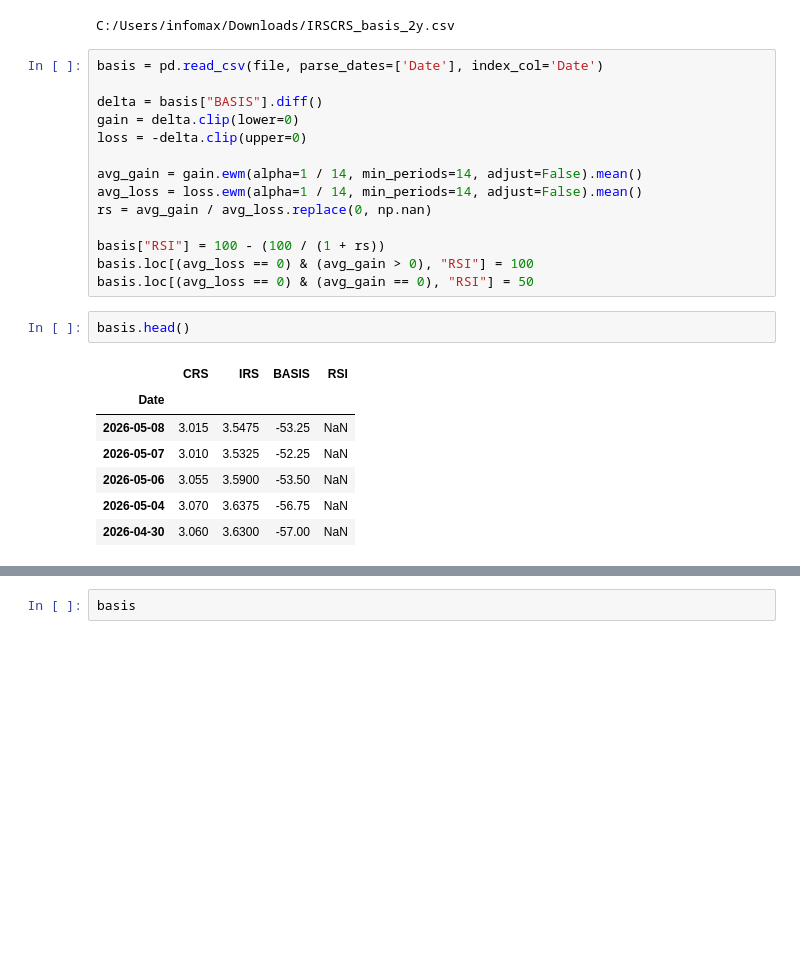
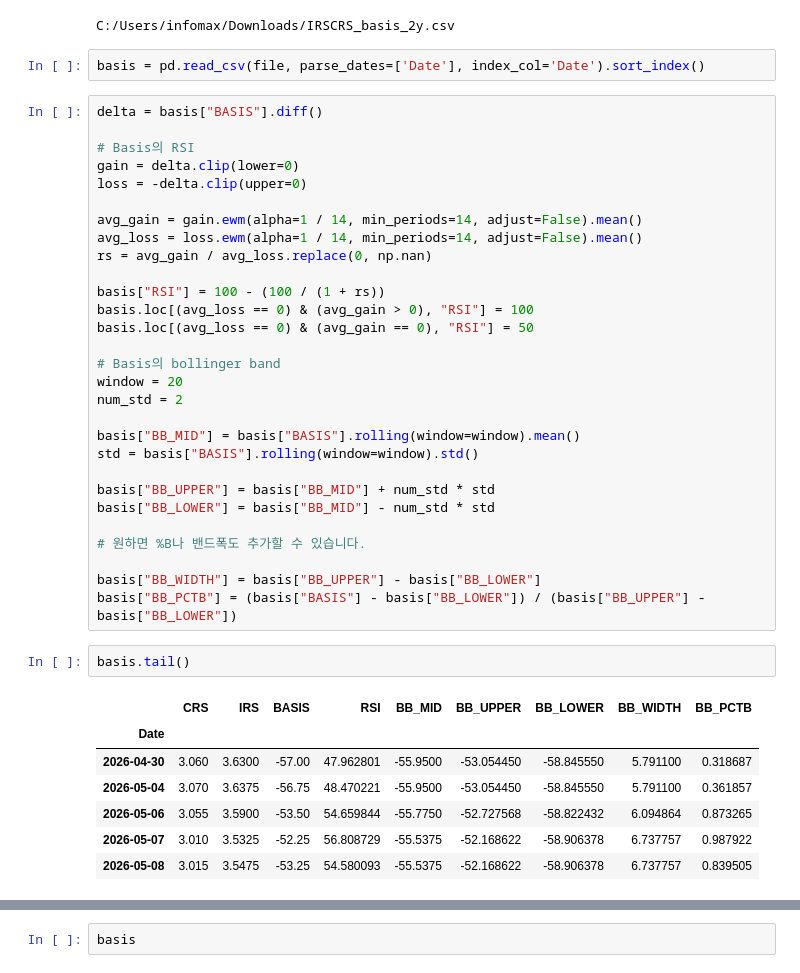
Before and after one commit to dkunyoon/dashboard, a Jupyter notebook: basis_analysis.ipynb, the cells around one changed output, grey strips where cells are left out. Saved outputs shown, nothing was run; the diff lists cells and outputs as text; blank space fills up the shorter version.

```diff
--- a/basis_analysis.ipynb
+++ b/basis_analysis.ipynb
@@ -11,10 +11,12 @@ filename = path + file
 print(filename)
 # %% [output]
 C:/Users/infomax/Downloads/IRSCRS_basis_2y.csv
+# %%
+basis = pd.read_csv(file, parse_dates=['Date'], index_col='Date').sort_index()
 # %%
-basis = pd.read_csv(file, parse_dates=['Date'], index_col='Date')
+delta = basis["BASIS"].diff()
 
-delta = basis["BASIS"].diff()
+# Basis의 RSI
 gain = delta.clip(lower=0)
 loss = -delta.clip(upper=0)
 
@@ -25,14 +27,29 @@ rs = avg_gain / avg_loss.replace(0, np.nan)
 basis["RSI"] = 100 - (100 / (1 + rs))
 basis.loc[(avg_loss == 0) & (avg_gain > 0), "RSI"] = 100
 basis.loc[(avg_loss == 0) & (avg_gain == 0), "RSI"] = 50
+
+# Basis의 bollinger band
+window = 20
+num_std = 2
+
+basis["BB_MID"] = basis["BASIS"].rolling(window=window).mean()
+std = basis["BASIS"].rolling(window=window).std()
+
+basis["BB_UPPER"] = basis["BB_MID"] + num_std * std
+basis["BB_LOWER"] = basis["BB_MID"] - num_std * std
+
+# 원하면 %B나 밴드폭도 추가할 수 있습니다.
+
+basis["BB_WIDTH"] = basis["BB_UPPER"] - basis["BB_LOWER"]
+basis["BB_PCTB"] = (basis["BASIS"] - basis["BB_LOWER"]) / (basis["BB_UPPER"] - basis["BB_LOWER"])
 # %%
-basis.head()
+basis.tail()
 # %% [output]
-|  | CRS | IRS | BASIS | RSI |
-| Date |  |  |  |  |
-| 2026-05-08 | 3.015 | 3.5475 | -53.25 | NaN |
-| 2026-05-07 | 3.010 | 3.5325 | -52.25 | NaN |
-| 2026-05-06 | 3.055 | 3.5900 | -53.50 | NaN |
-| 2026-05-04 | 3.070 | 3.6375 | -56.75 | NaN |
-| 2026-04-30 | 3.060 | 3.6300 | -57.00 | NaN |
+|  | CRS | IRS | BASIS | RSI | BB_MID | BB_UPPER | BB_LOWER | BB_WIDTH | BB_PCTB |
+| Date |  |  |  |  |  |  |  |  |  |
+| 2026-04-30 | 3.060 | 3.6300 | -57.00 | 47.962801 | -55.9500 | -53.054450 | -58.845550 | 5.791100 | 0.318687 |
+| 2026-05-04 | 3.070 | 3.6375 | -56.75 | 48.470221 | -55.9500 | -53.054450 | -58.845550 | 5.791100 | 0.361857 |
+| 2026-05-06 | 3.055 | 3.5900 | -53.50 | 54.659844 | -55.7750 | -52.727568 | -58.822432 | 6.094864 | 0.873265 |
+| 2026-05-07 | 3.010 | 3.5325 | -52.25 | 56.808729 | -55.5375 | -52.168622 | -58.906378 | 6.737757 | 0.987922 |
+| 2026-05-08 | 3.015 | 3.5475 | -53.25 | 54.580093 | -55.5375 | -52.168622 | -58.906378 | 6.737757 | 0.839505 |
 # %%
```
Also changed, not shown: parts of 1 cell of this notebook, 1 other file.
